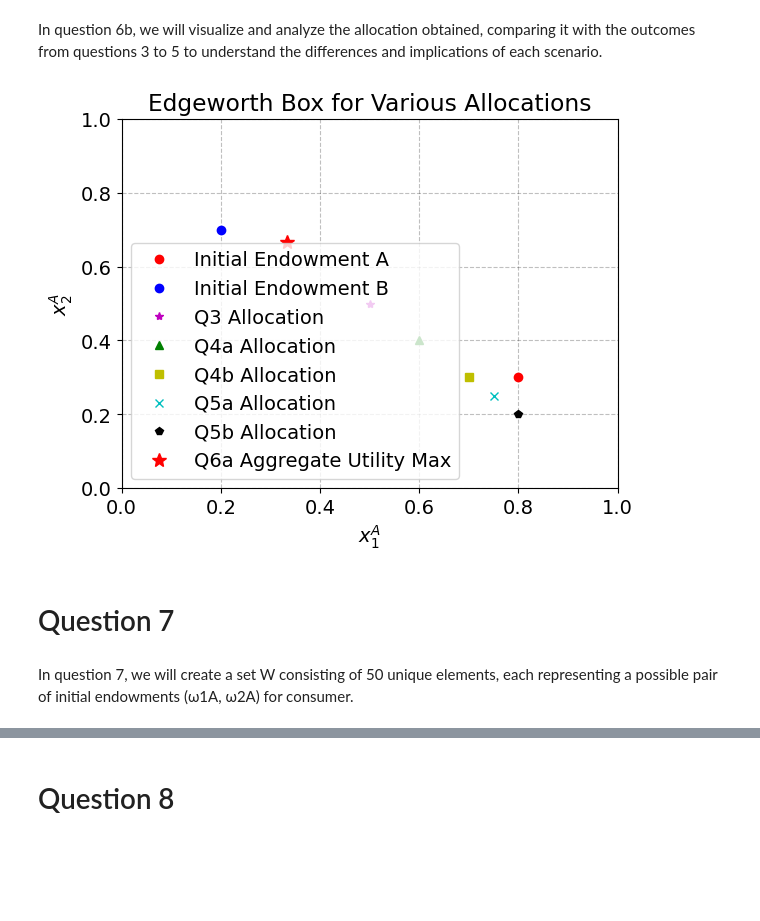
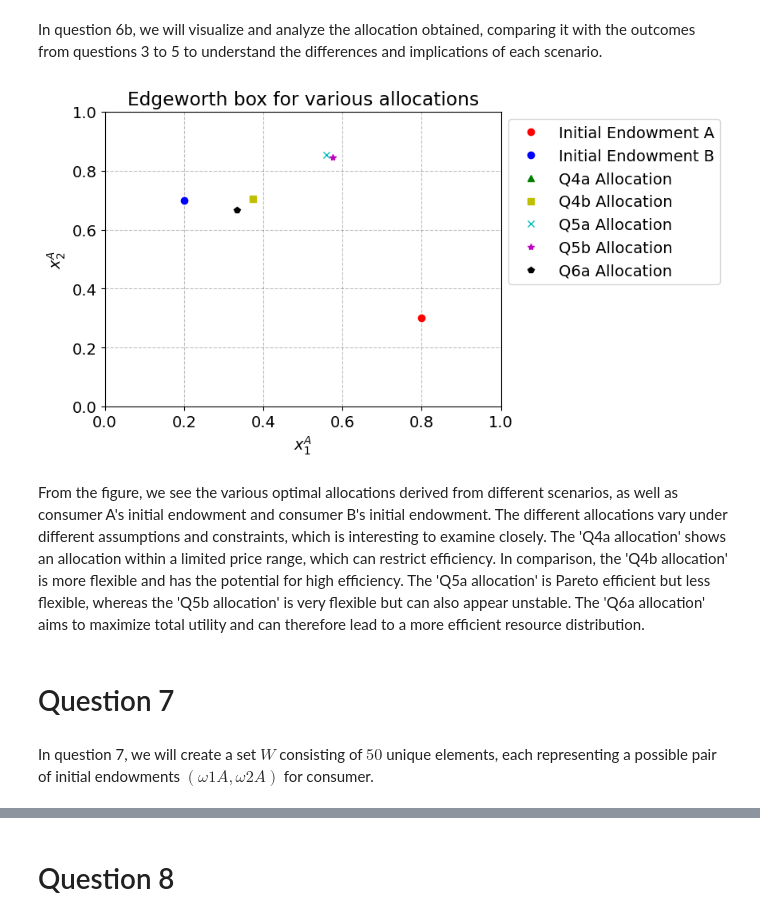
Before and after one commit to NumEconCopenhagen/projects-2024-emil-celine-og-julie, a Jupyter notebook: inauguralproject/inauguralproject.ipynb, the cells around one changed output, grey strips where cells are left out. Saved outputs shown, nothing was run; the diff lists cells and outputs as text; code cells hidden in the pictures; blank space fills up the shorter version.

```diff
--- a/inauguralproject/inauguralproject.ipynb
+++ b/inauguralproject/inauguralproject.ipynb
@@ -369,51 +439,45 @@ Maximized aggregate utility: 1.0583
 # %% [markdown]
 In question 6b, we will visualize and analyze the allocation obtained, comparing it with the outcomes from questions 3 to 5 to understand the differences and implications of each scenario.
 # %%
-import matplotlib.pyplot as plt
+#We write the optimal allocations from previous questions
+optimal_allocation_q4a = [0.307, 1.533]
+optimal_allocation_q4b = [0.373, 0.704]
+optimal_allocation_q5a = [0.56, 0.853]
+optimal_allocation_q5b = [0.5757, 0.845]
+optimal_allocation_q6a = [0.333, 0.667]
 
-#We assume these variables hold the optimal allocations from previous questions
-optimal_allocation_q3 = [0.5, 0.5]
-optimal_allocation_q4a = [0.6, 0.4]
-optimal_allocation_q4b = [0.7, 0.3]
-optimal_allocation_q5a = [0.75, 0.25]
-optimal_allocation_q5b = [0.8, 0.2]
-
-#Question 6a's optimal allocation
-optimal_allocation_q6a = [optimal_x1, optimal_x2]
-
-#The initial endowments
+#We set up the initial endowments
 omega_A_initial = [0.8, 0.3]
 omega_B_initial = [1 - omega_A_initial[0], 1 - omega_A_initial[1]]
 
 fig, ax = plt.subplots()
 ax.set_xlim(0, 1)
 ax.set_ylim(0, 1)
 ax.set_xlabel('$x_1^A$')
 ax.set_ylabel('$x_2^A$')
-ax.set_title('Edgeworth Box for Various Allocations')
+ax.set_title('Edgeworth box for various allocations')
 
 #We plot the initial endowments
-ax.plot(omega_A_initial[0], omega_A_initial[1], 'ro', label="Initial Endowment A")
-ax.plot(omega_B_initial[0], omega_B_initial[1], 'bo', label="Initial Endowment B")
+ax.plot(omega_A_initial[0], omega_A_initial[1], 'ro', label='Initial Endowment A')
+ax.plot(omega_B_initial[0], omega_B_initial[1], 'bo', label='Initial Endowment B')
 
-#We will now plot the allocations from questions 3 to 5
-ax.plot(optimal_allocation_q3[0], optimal_allocation_q3[1], 'm*', label='Q3 Allocation')
+#We will now plot the allocations from questions 4a, 4b, 5a, 5b and 6a
 ax.plot(optimal_allocation_q4a[0], optimal_allocation_q4a[1], 'g^', label='Q4a Allocation')
 ax.plot(optimal_allocation_q4b[0], optimal_allocation_q4b[1], 'ys', label='Q4b Allocation')
 ax.plot(optimal_allocation_q5a[0], optimal_allocation_q5a[1], 'cx', label='Q5a Allocation')
-ax.plot(optimal_allocation_q5b[0], optimal_allocation_q5b[1], 'kp', label='Q5b Allocation')
+ax.plot(optimal_allocation_q5b[0], optimal_allocation_q5b[1], 'm*', label='Q5b Allocation')
+ax.plot(optimal_allocation_q6a[0], optimal_allocation_q6a[1], 'kp', label='Q6a Allocation')
 
-#And lastly we plot the allocation from question 6a
-ax.plot(optimal_allocation_q6a[0], optimal_allocation_q6a[1], 'r*', label='Q6a Aggregate Utility Max', markersize=10)
-
-ax.legend()
+plt.legend(bbox_to_anchor=(1, 1))
 plt.show()
 # %% [output]
-[figure, old version]
+[figure, new version]
+# %% [markdown]
+From the figure, we see the various optimal allocations derived from different scenarios, as well as consumer A's initial endowment and consumer B's initial endowment. The different allocations vary under different assumptions and constraints, which is interesting to examine closely. The 'Q4a allocation' shows an allocation within a limited price range, which can restrict efficiency. In comparison, the 'Q4b allocation' is more flexible and has the potential for high efficiency. The 'Q5a allocation' is Pareto efficient but less flexible, whereas the 'Q5b allocation' is very flexible but can also appear unstable. The 'Q6a allocation' aims to maximize total utility and can therefore lead to a more efficient resource distribution.
 # %% [markdown]
 # Question 7
 # %% [markdown]
-In question 7, we will create a set W consisting of 50 unique elements, each representing a possible pair of initial endowments (ω1A, ω2A) for consumer.
+In question 7, we will create a set $W$ consisting of $50$ unique elements, each representing a possible pair of initial endowments $(ω1A, ω2A)$ for consumer.
 # %%
 #We will generate the random set W with 50 elements for ω1A and ω2A
 np.random.seed(0)  # For reproducibility
```
Also changed, not shown: parts of 36 cells of this notebook, 1 other file.
